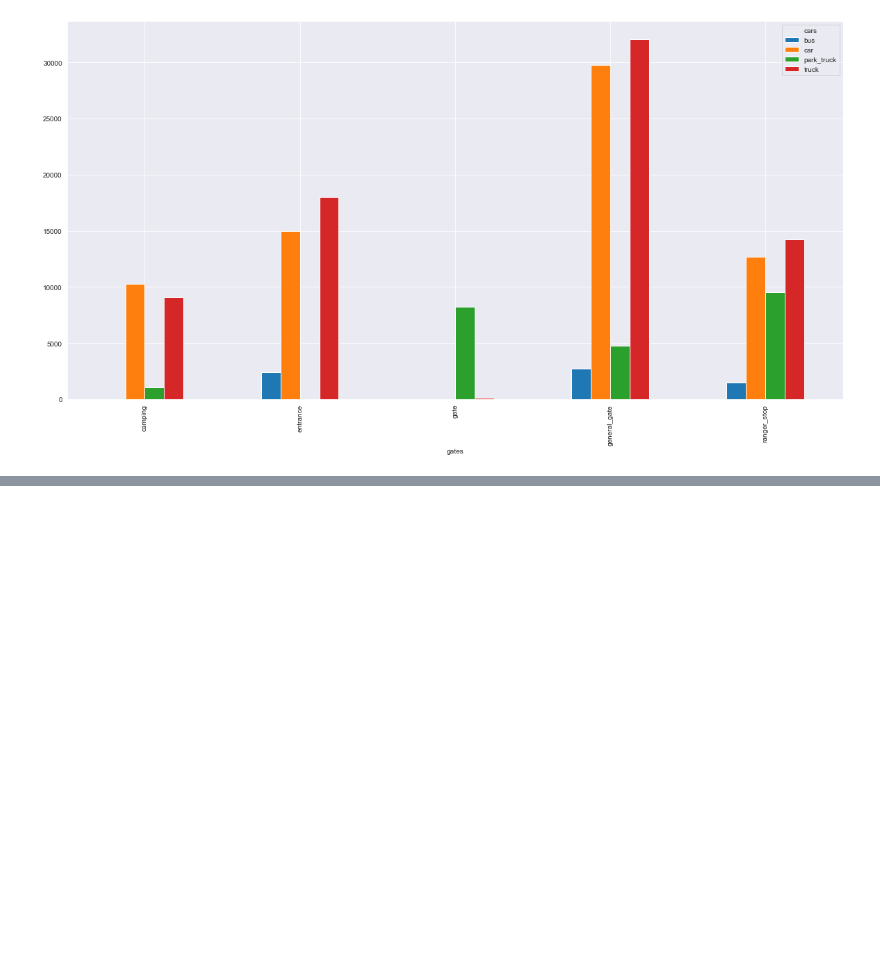
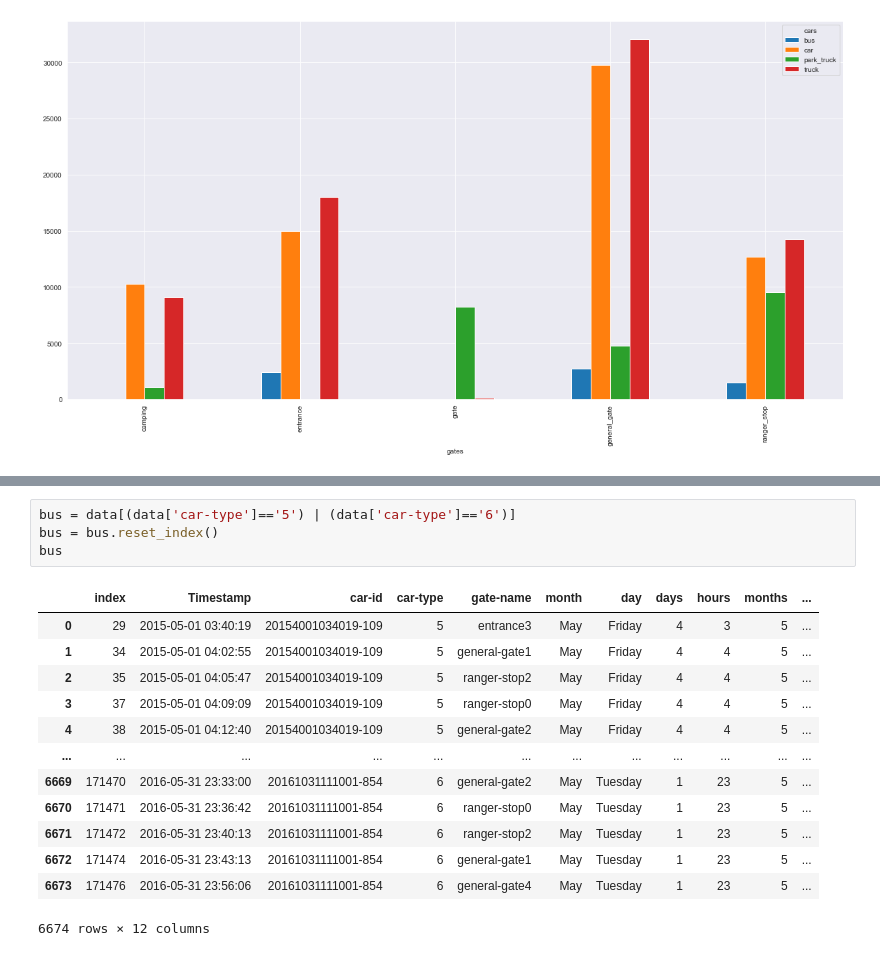
Before and after one commit to dollberk/Patterns_of_Life_Capstone, a Jupyter notebook: Capstone_Final.ipynb, the cells around one changed output, grey strips where cells are left out. Saved outputs shown, nothing was run; the diff lists cells and outputs as text; blank space fills up the shorter version.

```diff
--- a/Capstone_Final.ipynb
+++ b/Capstone_Final.ipynb
@@ -657,0 +673,18 @@ Name: car-id, dtype: object
+# %%
+bus = data[(data['car-type']=='5') | (data['car-type']=='6')]
+bus = bus.reset_index()
+bus
+# %% [output]
+|  | index | Timestamp | car-id | car-type | gate-name | month | day | days | hours | months | ... |
+| 0 | 29 | 2015-05-01 03:40:19 | 20154001034019-109 | 5 | entrance3 | May | Friday | 4 | 3 | 5 | ... |
+| 1 | 34 | 2015-05-01 04:02:55 | 20154001034019-109 | 5 | general-gate1 | May | Friday | 4 | 4 | 5 | ... |
+| 2 | 35 | 2015-05-01 04:05:47 | 20154001034019-109 | 5 | ranger-stop2 | May | Friday | 4 | 4 | 5 | ... |
+| 3 | 37 | 2015-05-01 04:09:09 | 20154001034019-109 | 5 | ranger-stop0 | May | Friday | 4 | 4 | 5 | ... |
+| 4 | 38 | 2015-05-01 04:12:40 | 20154001034019-109 | 5 | general-gate2 | May | Friday | 4 | 4 | 5 | ... |
+| ... | ... | ... | ... | ... | ... | ... | ... | ... | ... | ... | ... |
+| 6669 | 171470 | 2016-05-31 23:33:00 | 20161031111001-854 | 6 | general-gate2 | May | Tuesday | 1 | 23 | 5 | ... |
+| 6670 | 171471 | 2016-05-31 23:36:42 | 20161031111001-854 | 6 | ranger-stop0 | May | Tuesday | 1 | 23 | 5 | ... |
+| 6671 | 171472 | 2016-05-31 23:40:13 | 20161031111001-854 | 6 | ranger-stop2 | May | Tuesday | 1 | 23 | 5 | ... |
+| 6672 | 171474 | 2016-05-31 23:43:13 | 20161031111001-854 | 6 | general-gate1 | May | Tuesday | 1 | 23 | 5 | ... |
+| 6673 | 171476 | 2016-05-31 23:56:06 | 20161031111001-854 | 6 | general-gate4 | May | Tuesday | 1 | 23 | 5 | ... |
+6674 rows × 12 columns
```
Also changed, not shown: parts of 3 cells of this notebook.
